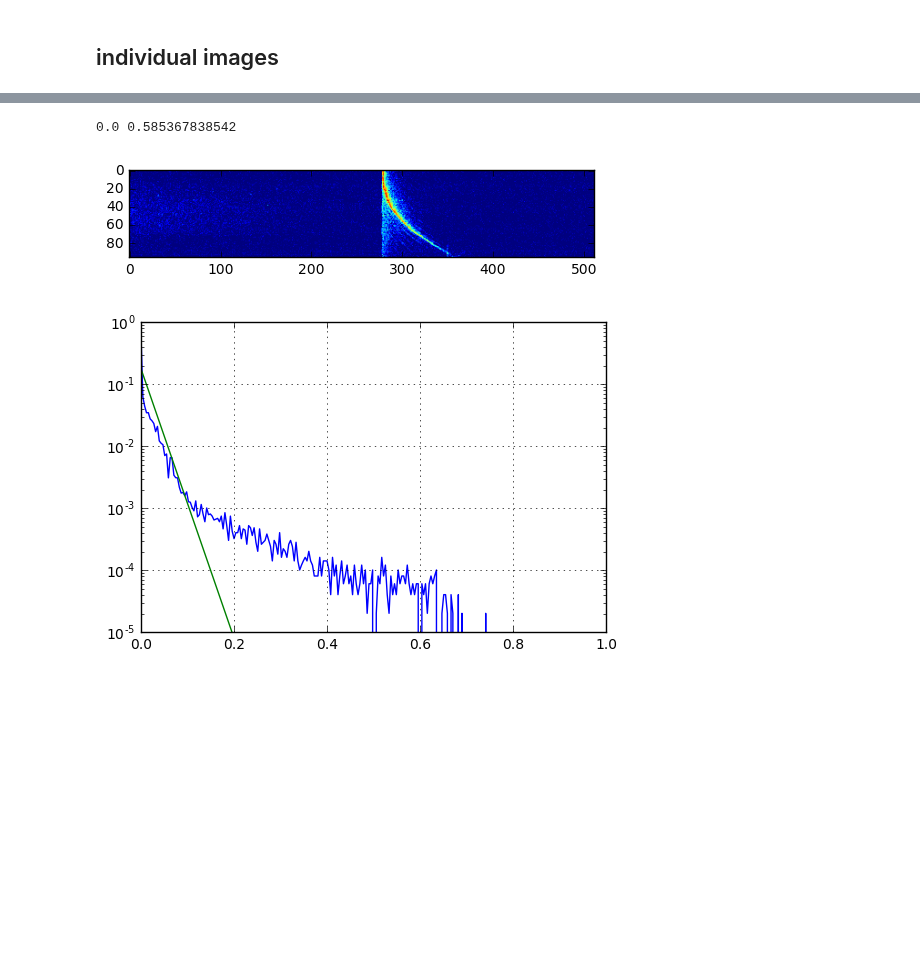
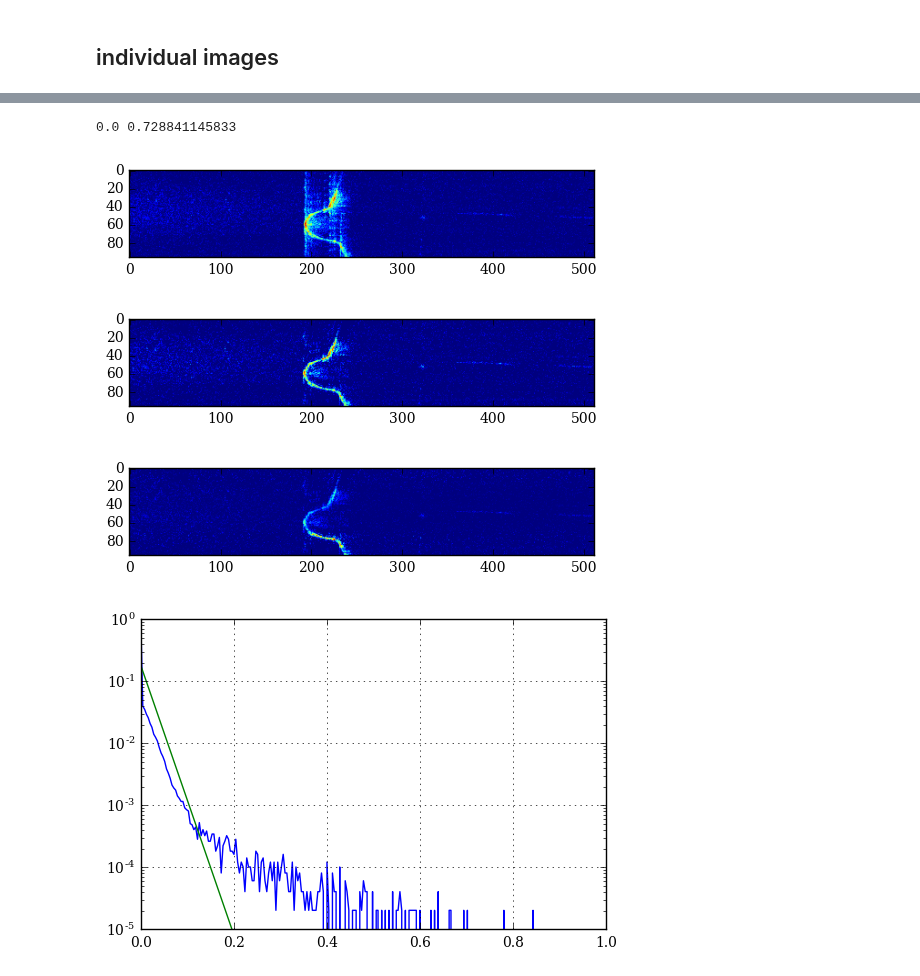
Before and after one commit to pvazteixeira/multibeam, a Jupyter notebook: dev/feature-mixture-model.ipynb, the cells around one changed output, grey strips where cells are left out. Drawn from its saved outputs; the diff is of its cells as text; code cells hidden in the pictures; blank space fills up the shorter version.

```diff
--- a/dev/feature-mixture-model.ipynb
+++ b/dev/feature-mixture-model.ipynb
@@ -236,2 +234,14 @@ plt.axis('equal')
 # %% [markdown]
 ## individual images
+# %%
+from sonar import Sonar
+from didson import Didson
+
+didson = Didson();
+didson.loadConfig('../data/DIDSON/didson.json')
+# print 'Beams:',didson.num_beams
+# print 'Range bins:',didson.num_bins
+print 'Pings are',didson.num_beams,'beams by',didson.num_bins, 'bins'
+print 'Field of view:', didson.fov
+print 'Range:', didson.min_range, ' - ', didson.max_range, 'm.'
+print 'Noise:', didson.noise
@@ -238,30 +257,38 @@ plt.axis('equal')
 # %%
 idx = np.random.randint(0,len(image_list_1))
 image = (1/255.0)*imread(image_list_1[idx],as_grey = True)
-bins = np.linspace(0, 1.0, 256 )
-hi = np.histogram(image[:],bins)
+plt.figure()
+plt.imshow(image.transpose())
+image = didson.deconvolve(image)
+plt.figure()
+plt.imshow(image.transpose())
+image = didson.removeTaper(image)
 plt.figure()
 plt.imshow(image.transpose())
 
+bins = np.linspace(0, 1.0, 256 )
+hi = np.histogram(image[:],bins)
 x = hi[1][:-1].astype(np.float64)
 h_test = hi[0][:].astype(np.float64)
 h_test/=(0.0+np.sum(h_test))
 print np.min(h_test), np.max(h_test)
 
 p_bg = expon.pdf(hi[1][:-1], 0, 0.02)  # theoretical distribution (normalized)
 p_bg/=np.sum(p_bg)
 
 plt.figure()
 plt.plot(hi[1][:-1],h_test)
 plt.plot(hi[1][:-1],p_bg)
 plt.xlim([0,1])
 plt.ylim([1e-5,1e0])
 plt.yscale('log')
 plt.grid()
 # %% [output]
-0.0 0.585367838542
+0.0 0.728841145833
-[figure, old version]
+[figure, new version]
-[figure, old version]
+[figure, new version]
+[figure, added]
+[figure, added]
 # %%
 (pi, s, k) = grid_search_fit(x,h_test, 100)
 (i_star, j_star) = np.unravel_index(np.argmin(k, axis=None), k.shape)
```
Also changed, not shown: parts of 9 cells of this notebook, 2 other files.
